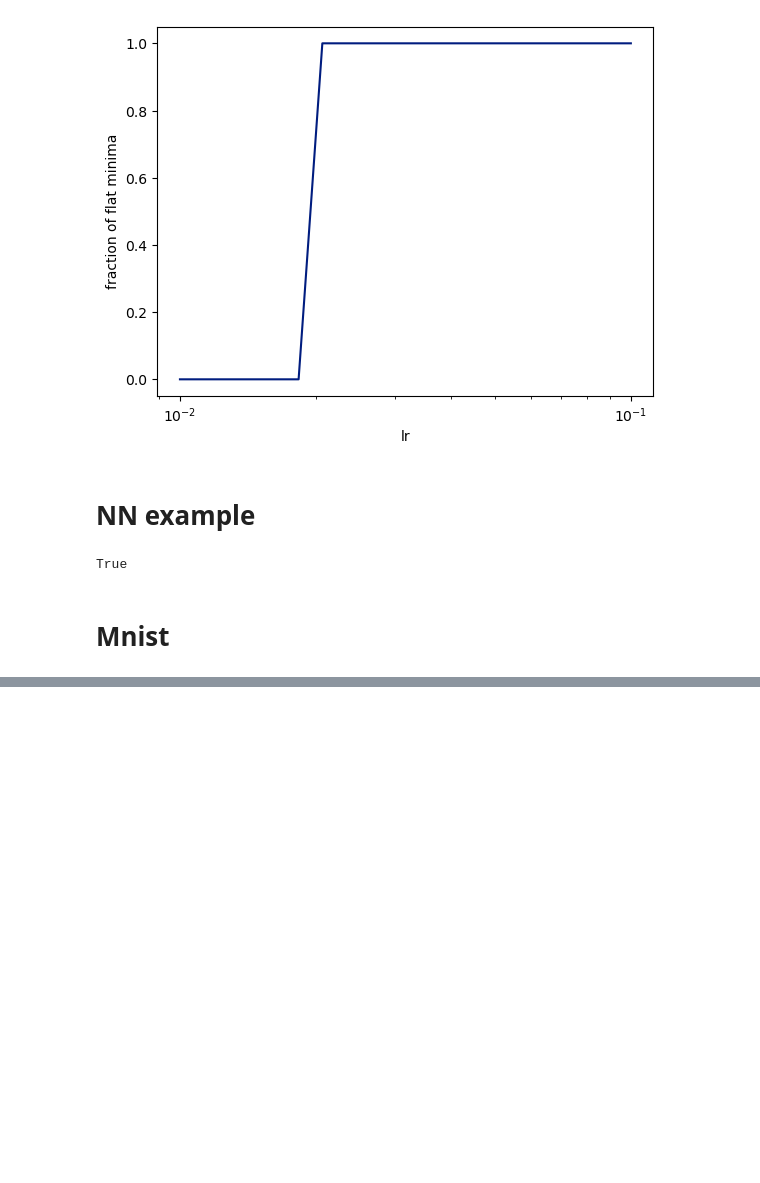
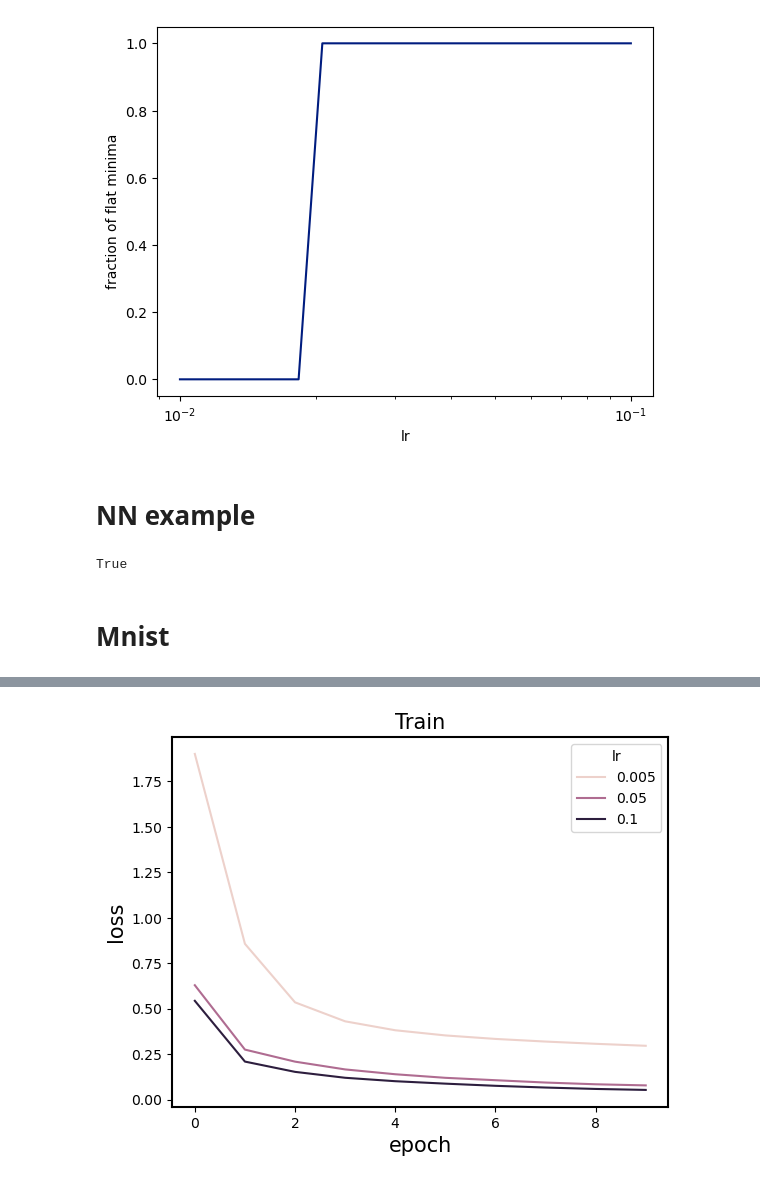
Before and after one commit to grach0v/optimization_large_lr, a Jupyter notebook: experiments/main.ipynb, the cells around one changed output, grey strips where cells are left out. Saved outputs shown, nothing was run; the diff lists cells and outputs as text; code cells hidden in the pictures; blank space fills up the shorter version.

```diff
--- a/experiments/main.ipynb
+++ b/experiments/main.ipynb
@@ -534,0 +480,3 @@ plt.show()
+# %%
+losses_df = pd.DataFrame(columns=['epoch', 'type', 'batch', 'loss', 'accuracy', 'lr'])
+params_hist = {}
@@ -534,0 +541,16 @@ plt.show()
+# %%
+plt.title('Train')
+sns.lineplot(
+    data=losses_df\
+        .query('type == "train"')\
+        .groupby(['epoch', 'lr'], as_index=False)\
+        ['loss']\
+        .mean(),
+    x='epoch',
+    y='loss',
+    hue='lr'
+)
+
+plt.show()
+# %% [output]
+[figure, added]
```
Also changed, not shown: parts of 31 cells of this notebook.
